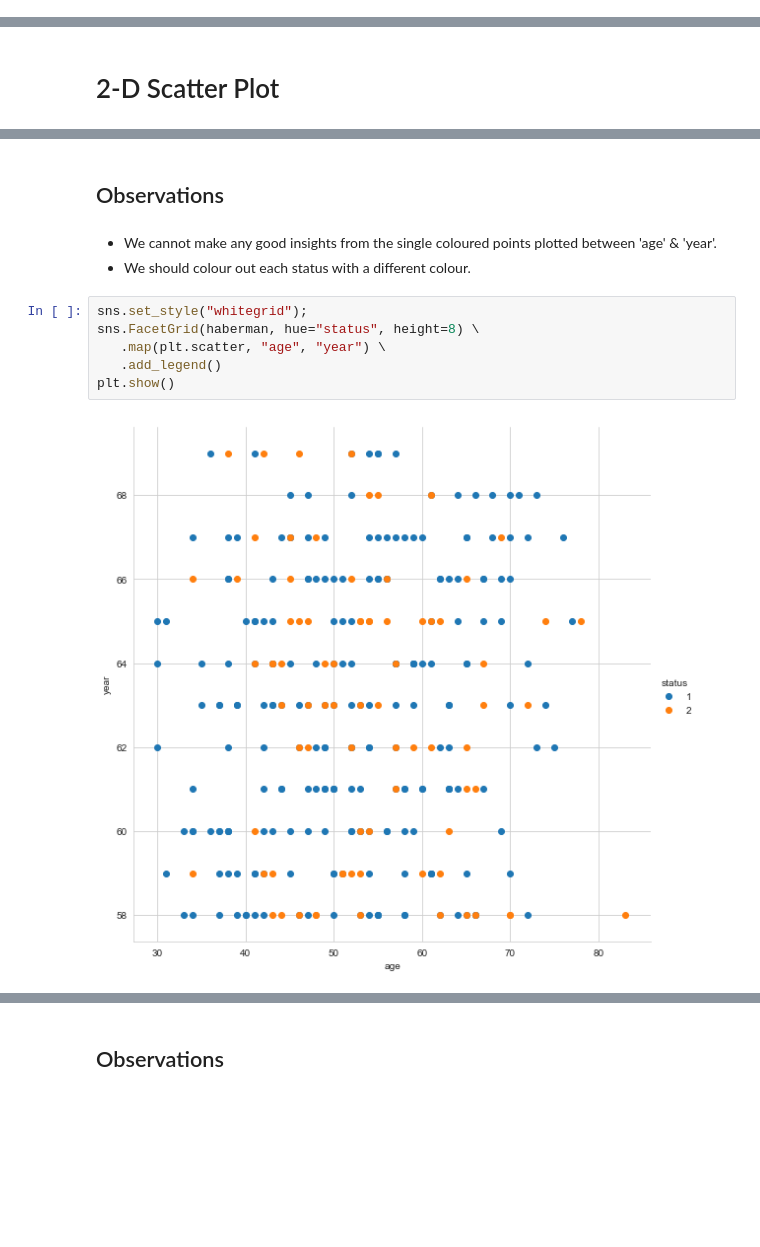
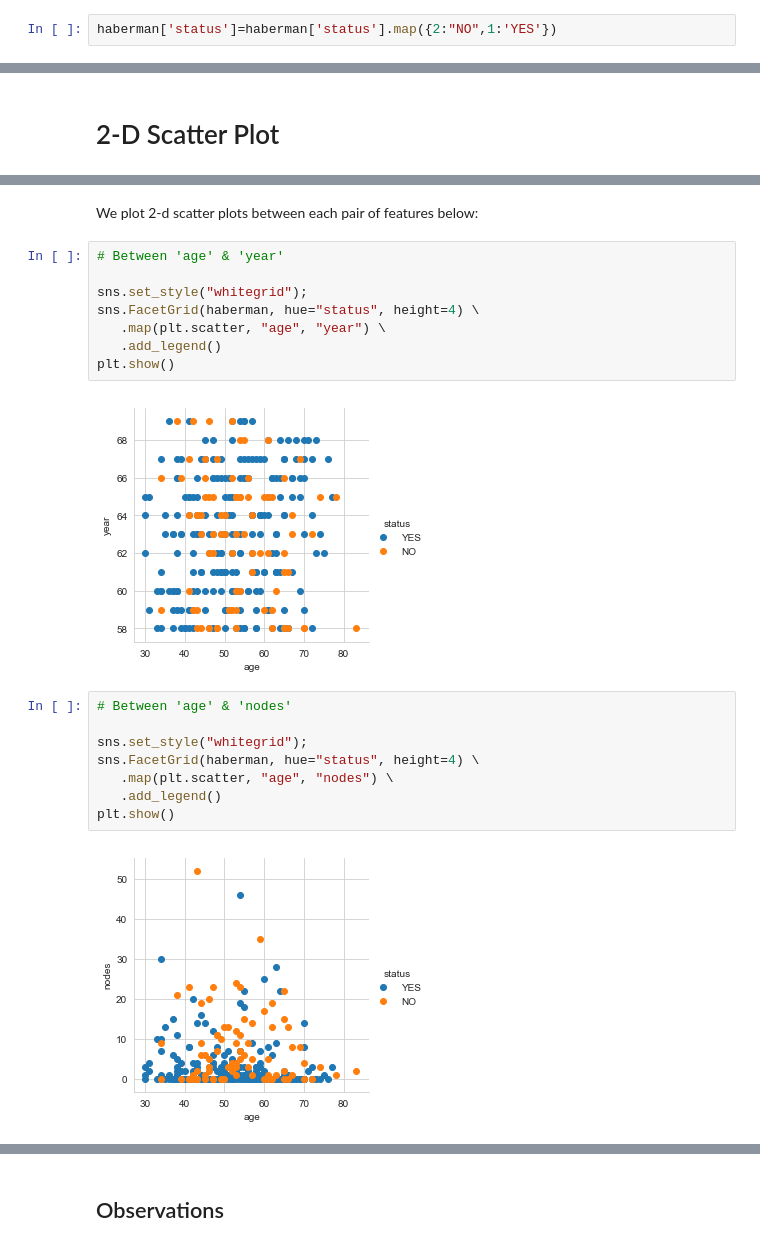
Before and after one commit to deveshSingh06/Exploratory-Data-Analysis-on-Haberman-s-Survival-Data-Set, a Jupyter notebook: Exploratory Data Analysis on Haberman's Survival Data Set.ipynb, the cells around one changed output, grey strips where cells are left out. Drawn from its saved outputs; the diff is of its cells as text; blank space fills up the shorter version.

```diff
--- a/Exploratory Data Analysis on Haberman's Survival Data Set.ipynb
+++ b/Exploratory Data Analysis on Haberman's Survival Data Set.ipynb
@@ -33,3 +33,5 @@ To read about $\textbf{axillary lymph nodes}$ follow the link : https://en.wikip
+# %%
+haberman['status']=haberman['status'].map({2:"NO",1:'YES'})
 # %%
 haberman["status"].value_counts()
 # %% [output]
@@ -46,13 +59,22 @@ plt.show()
-# %% [markdown]
-## Observations
-# %% [markdown]
-- We cannot make any good insights from the single coloured points plotted between 'age' & 'year'.
-- We should colour out each status with a different colour.
+# %% [markdown]
+We plot 2-d scatter plots between each pair of features below:
 # %%
+# Between 'age' & 'year'
+
 sns.set_style("whitegrid");
-sns.FacetGrid(haberman, hue="status", height=8) \
+sns.FacetGrid(haberman, hue="status", height=4) \
    .map(plt.scatter, "age", "year") \
    .add_legend()
 plt.show()
 # %% [output]
-[figure, old version]
+[figure, new version]
+# %%
+# Between 'age' & 'nodes'
+
+sns.set_style("whitegrid");
+sns.FacetGrid(haberman, hue="status", height=4) \
+   .map(plt.scatter, "age", "nodes") \
+   .add_legend()
+plt.show()
+# %% [output]
+[figure, added]
```
Also changed, not shown: parts of 23 cells of this notebook.
